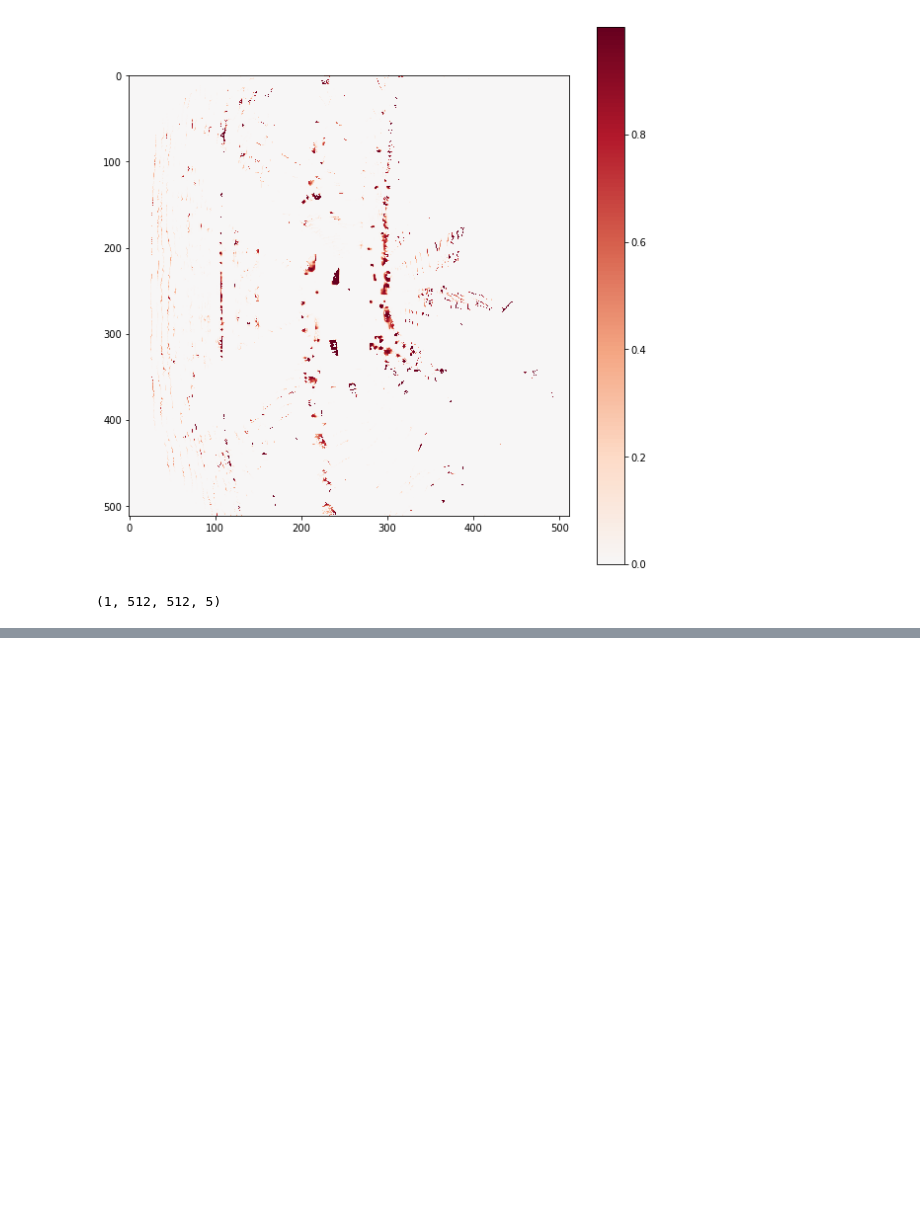
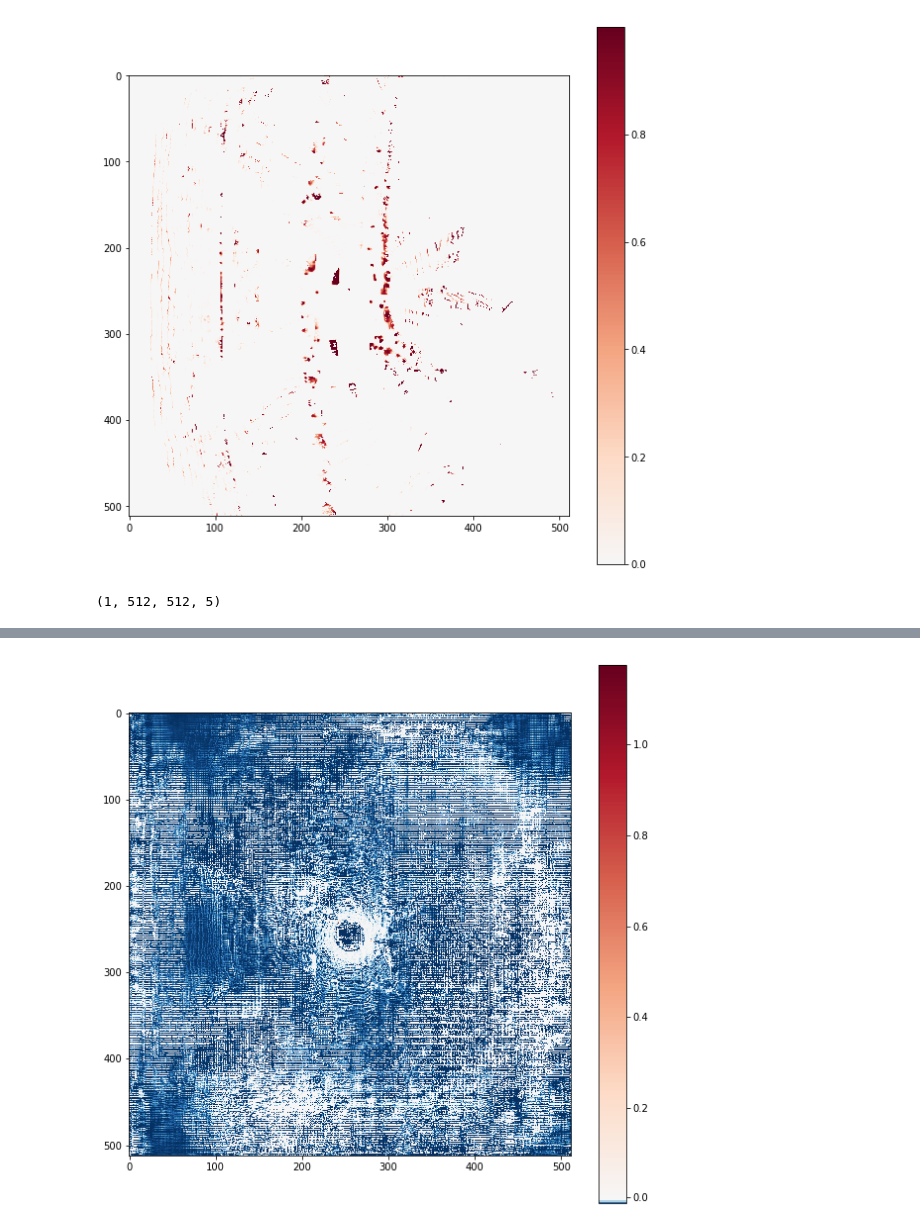
Before and after one commit to kikacaty/L_Con, a Jupyter notebook: percpt_attack/tf_attack/tf_deploy.ipynb, the cells around one changed output, grey strips where cells are left out. Cells and saved outputs as stored; diff of their text form; code cells hidden in the pictures; blank space fills up the shorter version.

```diff
--- a/percpt_attack/tf_attack/tf_deploy.ipynb
+++ b/percpt_attack/tf_attack/tf_deploy.ipynb
@@ -262,3 +270,7 @@ print category.mean(), adv_category.mean()
+# %%
+draw_feature((raw_features[0,:,:,2] - adv[0,:,:,2]))
+# %% [output]
+[figure, added]
 # %%
 np.save('adv_input.npy',adv_features)
 # %%
```
Also changed, not shown: parts of 6 cells of this notebook, 6 other files.
